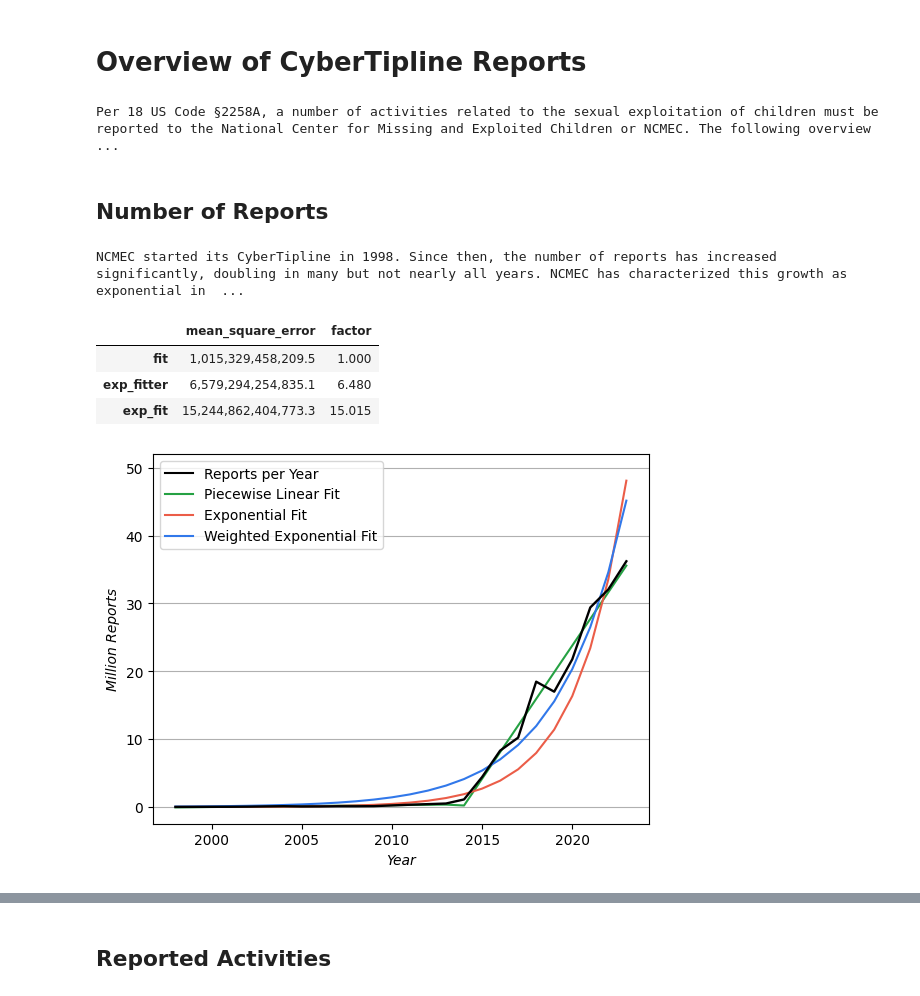
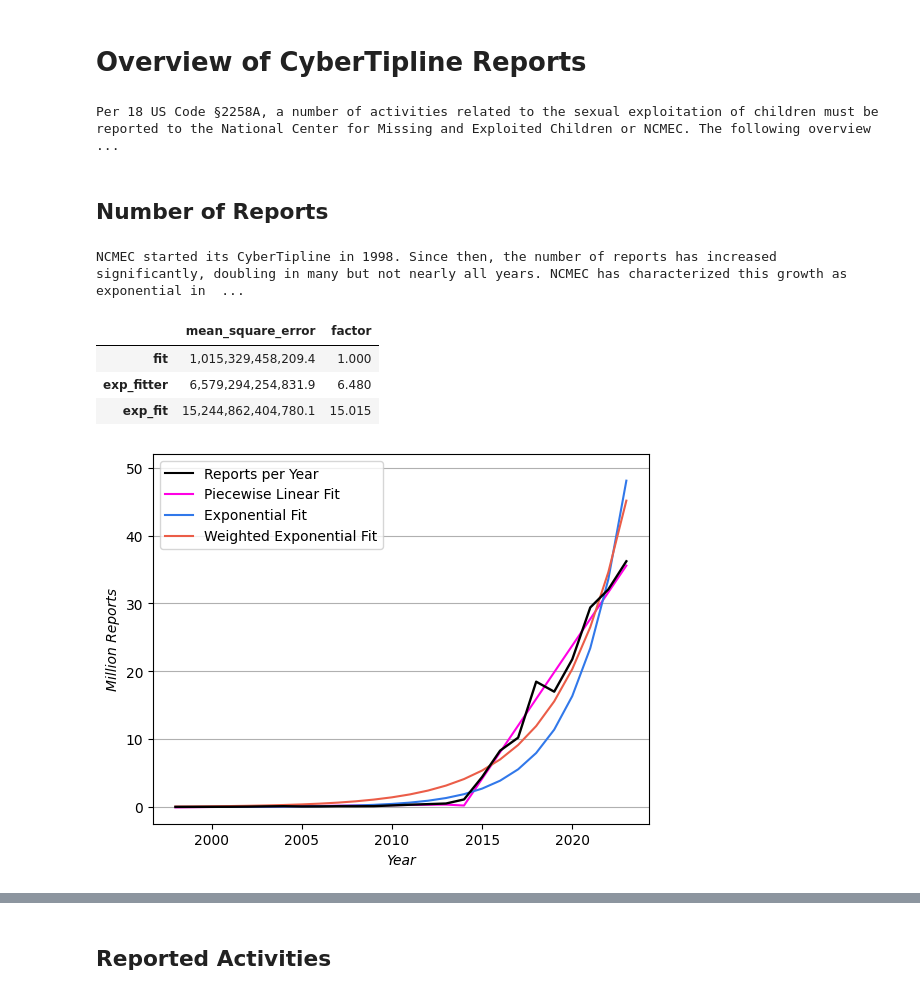
Before and after one commit to apparebit/diaphanous, a Jupyter notebook: analysis/reports.ipynb, the cells around one changed output, grey strips where cells are left out. Cells and saved outputs as stored; diff of their text form; code cells hidden in the pictures.

```diff
--- a/analysis/reports.ipynb
+++ b/analysis/reports.ipynb
@@ -33,10 +33,13 @@ show(
     accurate.
     """
 )
-reports_per_year = pd.read_csv(
-    '../data/ocse-reports-per-year.csv',
-    thousands=',',
-    index_col='year'
+reports_per_year = (
+    pd.read_csv(
+        '../data/ocse-reports-per-year.csv',
+        thousands=',',
+        index_col='year'
+    )
+    .sort_index(ascending=True)
 )
 
 part = reports_per_year.loc[reports_per_year.index < 2014]['reports']
@@ -55,6 +58,8 @@ reports_per_year['exp_fit'] = [math.exp(fit[1] + fit[0] * x) for x in log_report
 fit = np.polyfit(log_reports.index, log_reports, 1, w=np.sqrt(reports))
 reports_per_year['exp_fitter'] = [math.exp(fit[1] + fit[0] * x) for x in log_reports.index]
 
+reports_per_year['Δ%'] = reports_per_year["reports"].pct_change()
+
 mean_square_error = pd.Series({
     'fit': (reports_per_year['reports'] - reports_per_year['fit']).pow(2).mean(),
     'exp_fit': (reports_per_year['reports'] - reports_per_year['exp_fit']).pow(2).mean(),
@@ -64,9 +69,10 @@ mean_square_error.name = 'mean_square_error'
 mean_square_error = mean_square_error.to_frame()
 mean_square_error['factor'] = mean_square_error['mean_square_error'] / mean_square_error.loc['fit', 'mean_square_error']
 
-reports_and_fit = reports_per_year[['reports', 'fit']].rename(columns={
+reports_and_fit = reports_per_year[['reports', 'fit', 'Δ%']].rename(columns={
     'reports': 'Reports per Year',
     'fit': 'Piecewise Linear Fit',
+    'Δ%': 'Percent Change',
 })
 
 reports_per_year = reports_per_year.rename(columns={
@@ -74,48 +80,58 @@ reports_per_year = reports_per_year.rename(columns={
     'fit': 'Piecewise Linear Fit',
     'exp_fit': 'Exponential Fit',
     'exp_fitter': 'Weighted Exponential Fit',
-})
+}).drop(columns=['Δ%'])
 
 def plot(ax, reports, scale = 'linear'):
-    is_two_line = len(reports.columns) == 2
+    has_secondary = "Percent Change" in reports.columns
 
-    if is_two_line:
-        reports.plot.line(ax=ax, color=['#000', '#ff00e4'])
-    else:
-        reports.plot.line(ax=ax, color=["#000000", '#25a143', '#eb5d48', '#3178ea'])
+    reports.plot.line(
+        ax=ax,
+        # If percent change is included: [0] actual, [1] fit, [2] percent change
+        color=['#000', '#ff00e4', '#3178ea', '#eb5d48', '#3178ea'],
+        secondary_y=["Percent Change"] if has_secondary else None,
+    )
+
     ax.set_xlabel('Year', fontstyle='italic')
     if scale == 'linear':
         ax.set_ylabel('Million Reports', fontstyle='italic')
         ax.get_yaxis().set_major_formatter(
             matplotlib.ticker.FuncFormatter(lambda x, p: format(int(x/1_000_000), ',')))
     else:
         ax.set_ylabel('Reports (Ten Thousands to Ten Millions)', fontstyle='italic')
     ax.grid(axis="y")
     if scale == 'linear':
-        ax.set_ylim(top=40_000_000 if is_two_line else 52_000_000)
+        ax.set_ylim(
+            top=52_000_000 if "Exponential Fit" in reports.columns else 40_000_000
+        )
     else:
         ax.set_yscale('log')
+
+    if has_secondary:
+        ax.right_ax.set_ylim(-0.98, 4)
+        ax.right_ax.axhline(linestyle="dashed")
+        ax.right_ax.set_ylabel('Year Over Year Change (%)', fontstyle='italic')
 
     # Make sure that line for actual data is clearly visible
     line = ax.get_lines()[0]
     line.set_linewidth(1.7)
     line.set_zorder(4)
 
 fig, ax = plt.subplots()
 plot(ax, reports_per_year)
 fig.savefig('../figure/reports.svg', format='svg')
 
 show(mean_square_error)
 # %% [output]
 Overview of CyberTipline Reports
 Per 18 US Code §2258A, a number of activities related to the sexual exploitation of children must be reported to the National Center for Missing and Exploited Children or NCMEC. The following overview ...
 Number of Reports
 NCMEC started its CyberTipline in 1998. Since then, the number of reports has increased significantly, doubling in many but not nearly all years. NCMEC has characterized this growth as exponential in  ...
 |  | mean_square_error | factor |
-| fit | 1,015,329,458,209.5 | 1.000 |
-| exp_fitter | 6,579,294,254,835.1 | 6.480 |
-| exp_fit | 15,244,862,404,773.3 | 15.015 |
+| fit | 1,015,329,458,209.4 | 1.000 |
+| exp_fitter | 6,579,294,254,831.9 | 6.480 |
+| exp_fit | 15,244,862,404,780.1 | 15.015 |
-[figure, old version]
+[figure, new version]
 # %%
 fig, ax = plt.subplots()
 plot(ax, reports_and_fit)
```
Also changed, not shown: parts of 3 cells of this notebook, 2 other files.
